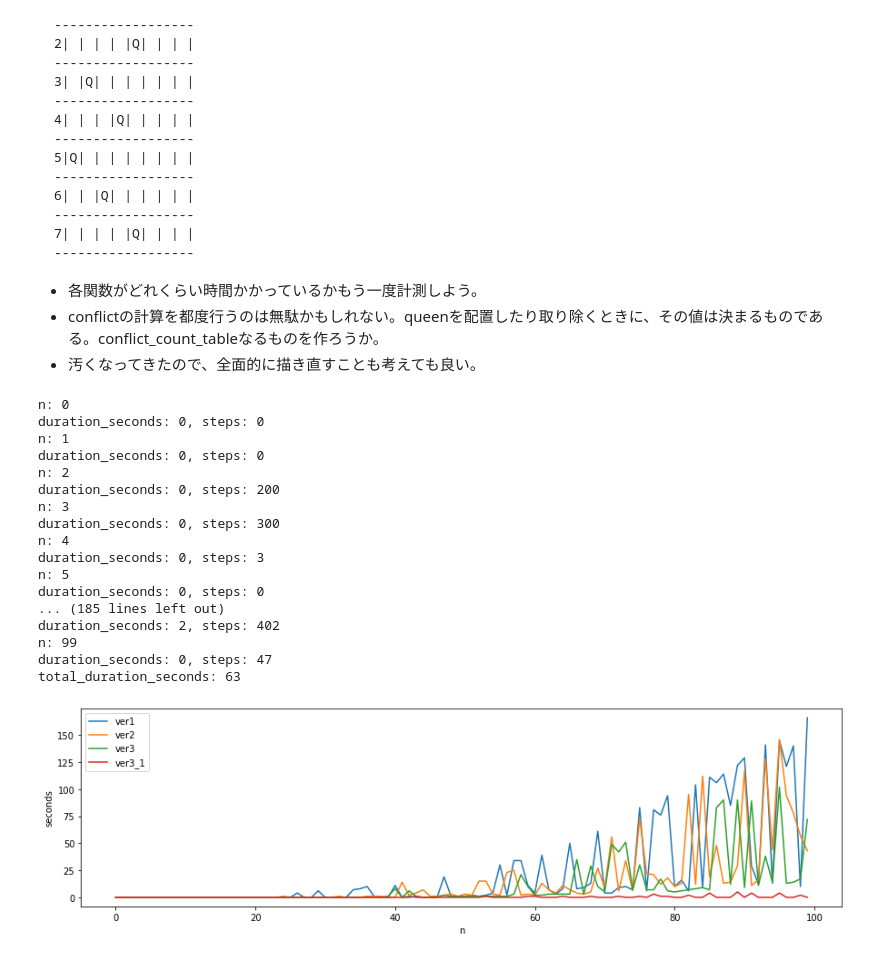
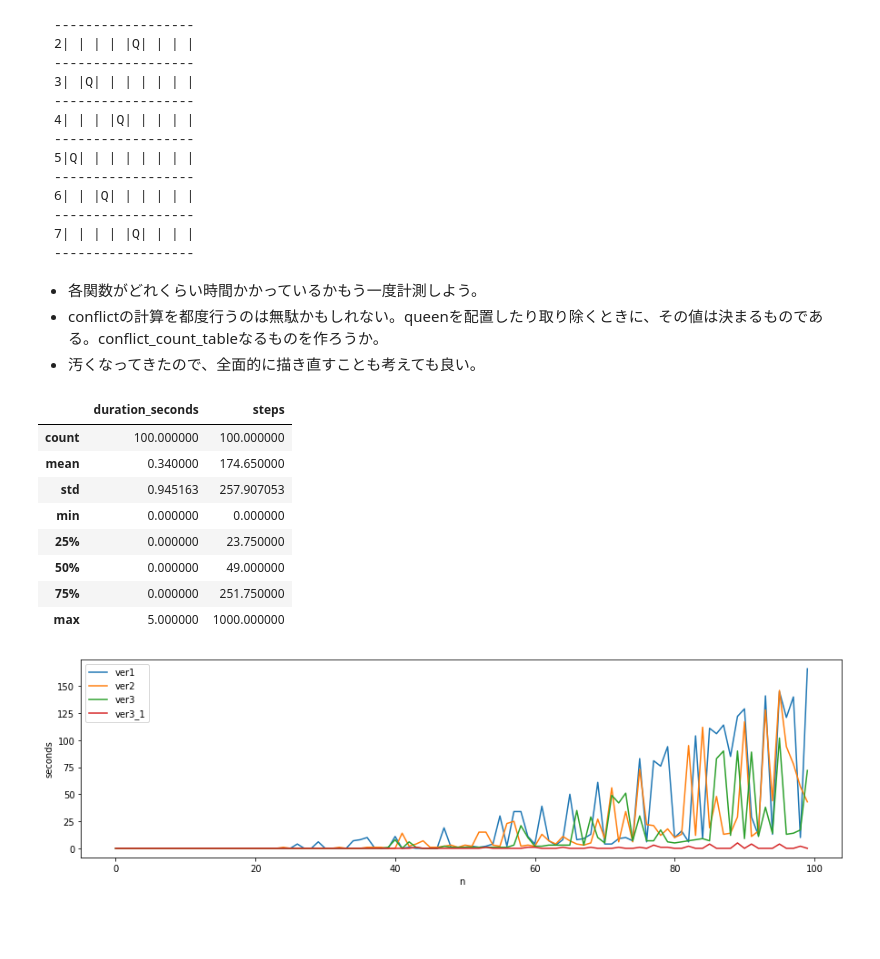
Before and after one commit to k-kondo-s/eight-queen, a Jupyter notebook: analysis.ipynb, the cells around one changed output. Cells and saved outputs as stored; diff of their text form; code cells hidden in the pictures; blank space fills up the shorter version.

```diff
--- a/analysis.ipynb
+++ b/analysis.ipynb
@@ -279,25 +279,20 @@ def benchmark(filename: str, start_num: int = 0, end_num: int = 100):
     df = pd.DataFrame(d)
     df.to_csv(filename, index=None)
 # %%
-benchmark('MinConflictsEngine_ver3_1_result.csv', start_num=0, end_num=100)
+# benchmark('MinConflictsEngine_ver3_1_result.csv', start_num=0, end_num=100)
-# %% [output]
-n: 0
-duration_seconds: 0, steps: 0
-n: 1
-duration_seconds: 0, steps: 0
-n: 2
-duration_seconds: 0, steps: 200
-n: 3
-duration_seconds: 0, steps: 300
-n: 4
-duration_seconds: 0, steps: 3
-n: 5
-duration_seconds: 0, steps: 0
-... (185 lines left out)
-duration_seconds: 2, steps: 402
-n: 99
-duration_seconds: 0, steps: 47
-total_duration_seconds: 63
+# %%
+df_ver3_1 = pd.read_csv('./analysis/MinConflictsEngine_ver3_1_result.csv')
+df_ver3_1.describe()
+# %% [output]
+|  | duration_seconds | steps |
+| count | 100.000000 | 100.000000 |
+| mean | 0.340000 | 174.650000 |
+| std | 0.945163 | 257.907053 |
+| min | 0.000000 | 0.000000 |
+| 25% | 0.000000 | 23.750000 |
+| 50% | 0.000000 | 49.000000 |
+| 75% | 0.000000 | 251.750000 |
+| max | 5.000000 | 1000.000000 |
 # %%
 df_ver1 = pd.read_csv('./analysis/MinConflictsEngine_result.csv')
 df_ver2 = pd.read_csv('./analysis/MinConflictsEngine_ver2_result.csv')
```
Also changed, not shown: parts of 5 cells of this notebook, 4 other files.
